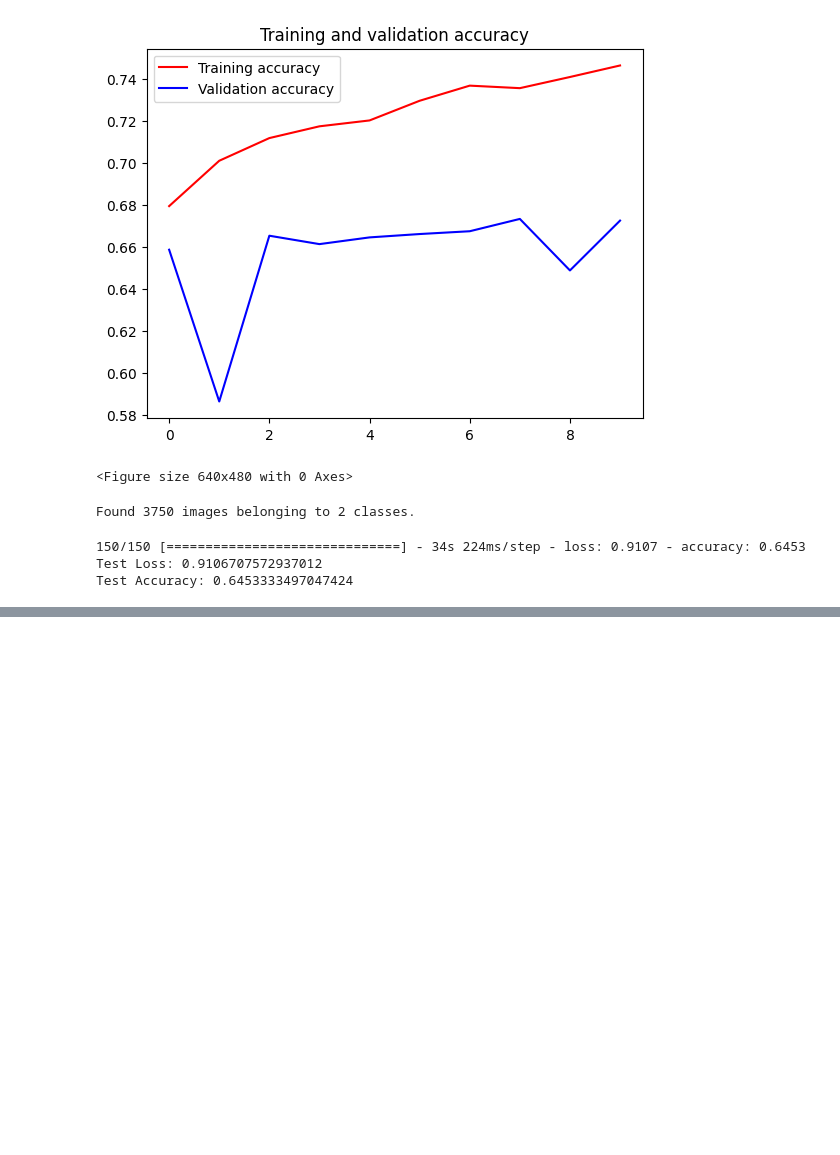
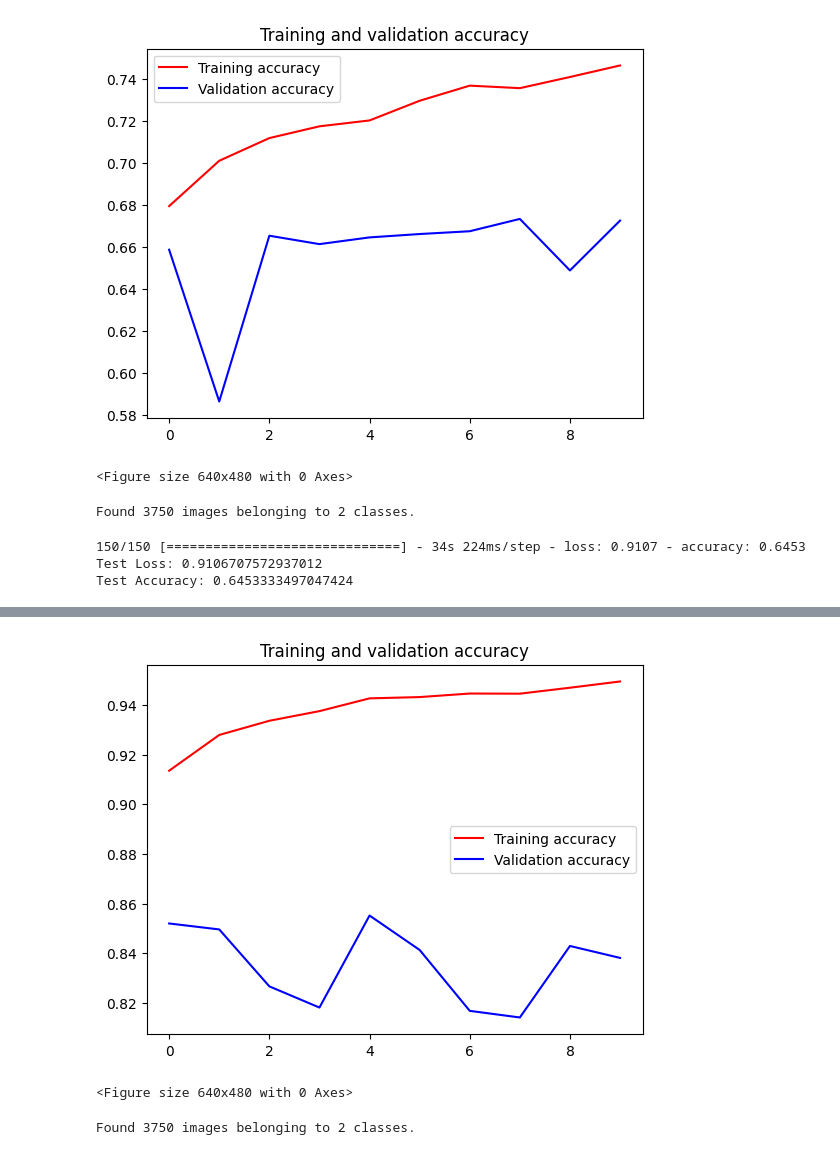
Before and after one commit to JeConn-Bangkit-2023/Machine-Learning, a Jupyter notebook: Model_Nudity.ipynb, the cells around one changed output, grey strips where cells are left out. Drawn from its saved outputs; the diff is of its cells as text; code cells hidden in the pictures; blank space fills up the shorter version.

Commit message:
Menambahkan Model MobilenetV2

```diff
--- a/Model_Nudity.ipynb
+++ b/Model_Nudity.ipynb
@@ -731,0 +740,4 @@ Test Accuracy: 0.6453333497047424
+# %%
+# Menentukan ukuran gambar input
+img_width, img_height = 224, 224
+input_shape = (img_width, img_height, 3)
@@ -731,0 +780,24 @@ Test Accuracy: 0.6453333497047424
+# %%
+# Menambahkan fully-connected layers ke dalam model
+x = base_model.output
+x = GlobalAveragePooling2D()(x)
+x = Dense(128, activation='relu')(x)
+predictions = Dense(1, activation='sigmoid')(x)
+model = Model(inputs=base_model.input, outputs=predictions)
+
+# Membekukan (Freeze) weights pada base model
+for layer in base_model.layers:
+    layer.trainable = False
+# %%
+# Mengkompilasi model
+model.compile(optimizer='adam', loss='binary_crossentropy', metrics=['accuracy'])
+# %%
+# Melatih model dengan dataset training dan validation
+history = model.fit(
+    train_generator,
+    # steps_per_epoch=train_generator.n // batch_size,
+    epochs=10,
+    validation_data=validation_generator,
+    verbose = 2
+    # validation_steps=validation_generator.n // batch_size
+)
@@ -731,0 +825,28 @@ Test Accuracy: 0.6453333497047424
+# %%
+import matplotlib.pyplot as plt
+acc = history.history['accuracy']
+val_acc = history.history['val_accuracy']
+loss = history.history['loss']
+val_loss = history.history['val_loss']
+
+epochs = range(len(acc))
+
+plt.plot(epochs, acc, 'r', label='Training accuracy')
+plt.plot(epochs, val_acc, 'b', label='Validation accuracy')
+plt.title('Training and validation accuracy')
+plt.legend(loc=0)
+plt.figure()
+
+
+plt.show()
+# %% [output]
+[figure, added]
+<Figure size 640x480 with 0 Axes>
+# %%
+# Flow testing images in batches of 20 using test_datagen generator
+test_generator =  test_datagen.flow_from_directory( test_dir,
+                                                          batch_size  = 20,
+                                                          class_mode  = 'binary',
+                                                          target_size = (img_width, img_height))
+# %% [output]
+Found 3750 images belonging to 2 classes.
```
Also changed, not shown: parts of 8 cells of this notebook.
